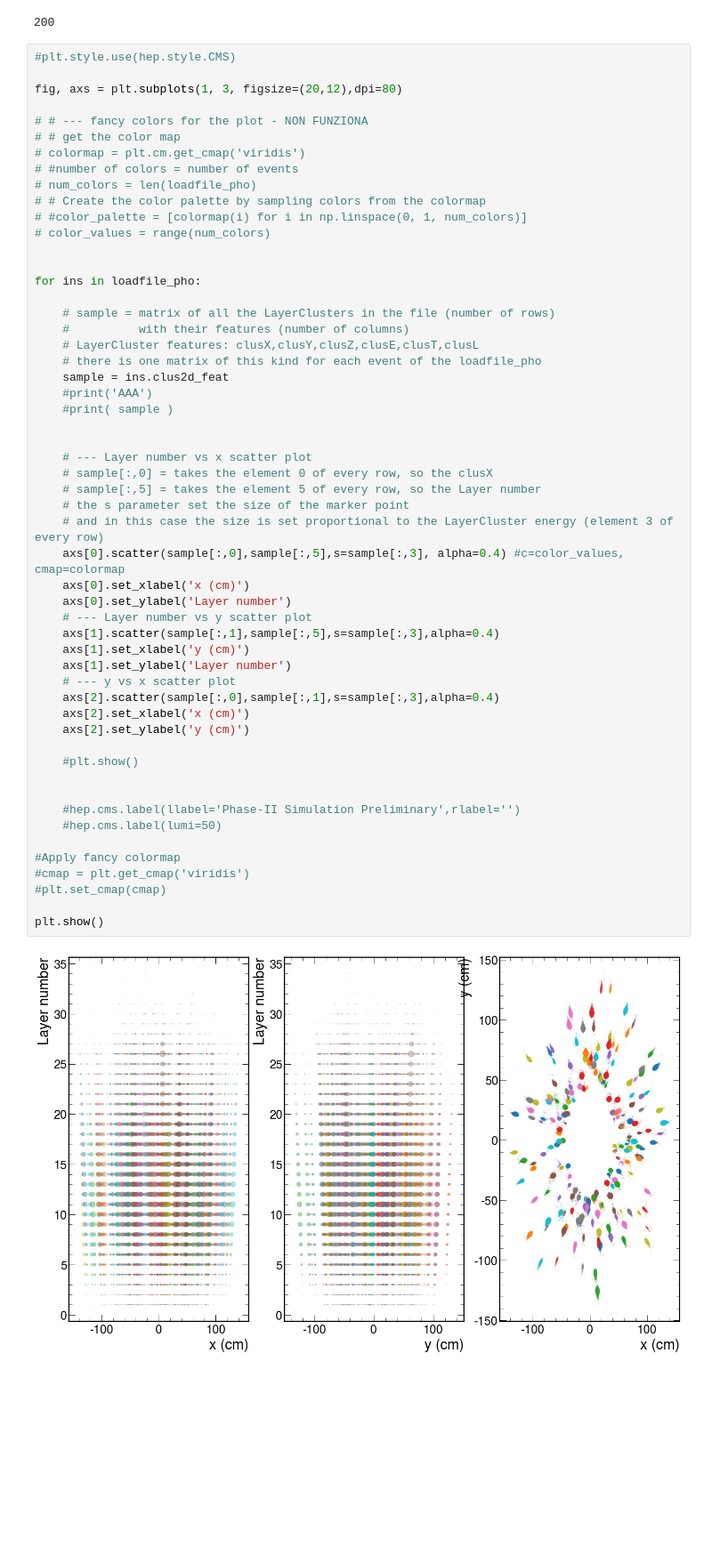
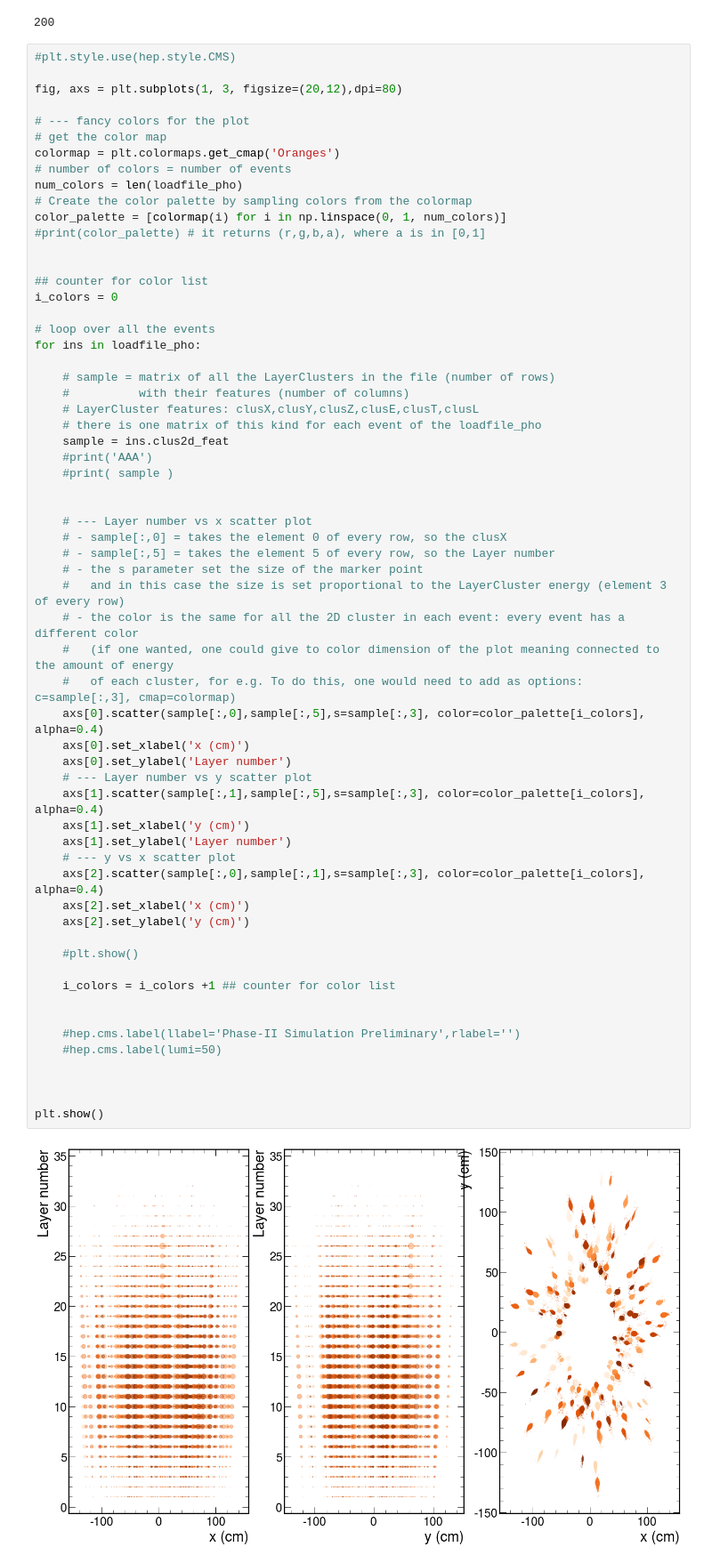
Before and after one commit to acappati/HGCalReco_scripts, a Jupyter notebook: Visualization_pho-pi_files.ipynb, the cells around one changed output. Shown at 89% size. Drawn from its saved outputs; the diff is of its cells as text; blank space fills up the shorter version.

Commit message:
fix color palette

```diff
--- a/Visualization_pho-pi_files.ipynb
+++ b/Visualization_pho-pi_files.ipynb
@@ -68,54 +68,61 @@ len(loadfile_pho) # the photon file has 200 events
 
 fig, axs = plt.subplots(1, 3, figsize=(20,12),dpi=80)
 
-# # --- fancy colors for the plot - NON FUNZIONA
-# # get the color map
-# colormap = plt.cm.get_cmap('viridis')
-# #number of colors = number of events
-# num_colors = len(loadfile_pho)
-# # Create the color palette by sampling colors from the colormap
-# #color_palette = [colormap(i) for i in np.linspace(0, 1, num_colors)]
-# color_values = range(num_colors)
+# --- fancy colors for the plot
+# get the color map
+colormap = plt.colormaps.get_cmap('Oranges')
+# number of colors = number of events
+num_colors = len(loadfile_pho)
+# Create the color palette by sampling colors from the colormap
+color_palette = [colormap(i) for i in np.linspace(0, 1, num_colors)]
+#print(color_palette) # it returns (r,g,b,a), where a is in [0,1]
 
 
+## counter for color list
+i_colors = 0
+
+# loop over all the events
 for ins in loadfile_pho:
 
     # sample = matrix of all the LayerClusters in the file (number of rows)
     #          with their features (number of columns)
     # LayerCluster features: clusX,clusY,clusZ,clusE,clusT,clusL
     # there is one matrix of this kind for each event of the loadfile_pho
     sample = ins.clus2d_feat
     #print('AAA')
     #print( sample )
 
 
     # --- Layer number vs x scatter plot
-    # sample[:,0] = takes the element 0 of every row, so the clusX
-    # sample[:,5] = takes the element 5 of every row, so the Layer number
-    # the s parameter set the size of the marker point
-    # and in this case the size is set proportional to the LayerCluster energy (element 3 of every row)
-    axs[0].scatter(sample[:,0],sample[:,5],s=sample[:,3], alpha=0.4) #c=color_values, cmap=colormap
+    # - sample[:,0] = takes the element 0 of every row, so the clusX
+    # - sample[:,5] = takes the element 5 of every row, so the Layer number
+    # - the s parameter set the size of the marker point
+    #   and in this case the size is set proportional to the LayerCluster energy (element 3 of every row)
+    # - the color is the same for all the 2D cluster in each event: every event has a different color
+    #   (if one wanted, one could give to color dimension of the plot meaning connected to the amount of energy
+    #   of each cluster, for e.g. To do this, one would need to add as options: c=sample[:,3], cmap=colormap)
+    axs[0].scatter(sample[:,0],sample[:,5],s=sample[:,3], color=color_palette[i_colors], alpha=0.4)
     axs[0].set_xlabel('x (cm)')
     axs[0].set_ylabel('Layer number')
     # --- Layer number vs y scatter plot
-    axs[1].scatter(sample[:,1],sample[:,5],s=sample[:,3],alpha=0.4)
+    axs[1].scatter(sample[:,1],sample[:,5],s=sample[:,3], color=color_palette[i_colors], alpha=0.4)
     axs[1].set_xlabel('y (cm)')
     axs[1].set_ylabel('Layer number')
     # --- y vs x scatter plot
-    axs[2].scatter(sample[:,0],sample[:,1],s=sample[:,3],alpha=0.4)
+    axs[2].scatter(sample[:,0],sample[:,1],s=sample[:,3], color=color_palette[i_colors], alpha=0.4)
     axs[2].set_xlabel('x (cm)')
     axs[2].set_ylabel('y (cm)')
 
     #plt.show()
 
+    i_colors = i_colors +1 ## counter for color list
+
 
     #hep.cms.label(llabel='Phase-II Simulation Preliminary',rlabel='')
     #hep.cms.label(lumi=50)
 
-#Apply fancy colormap
-#cmap = plt.get_cmap('viridis')
-#plt.set_cmap(cmap)
+
 
 plt.show()
 # %% [output]
-[figure, old version]
+[figure, new version]
```
